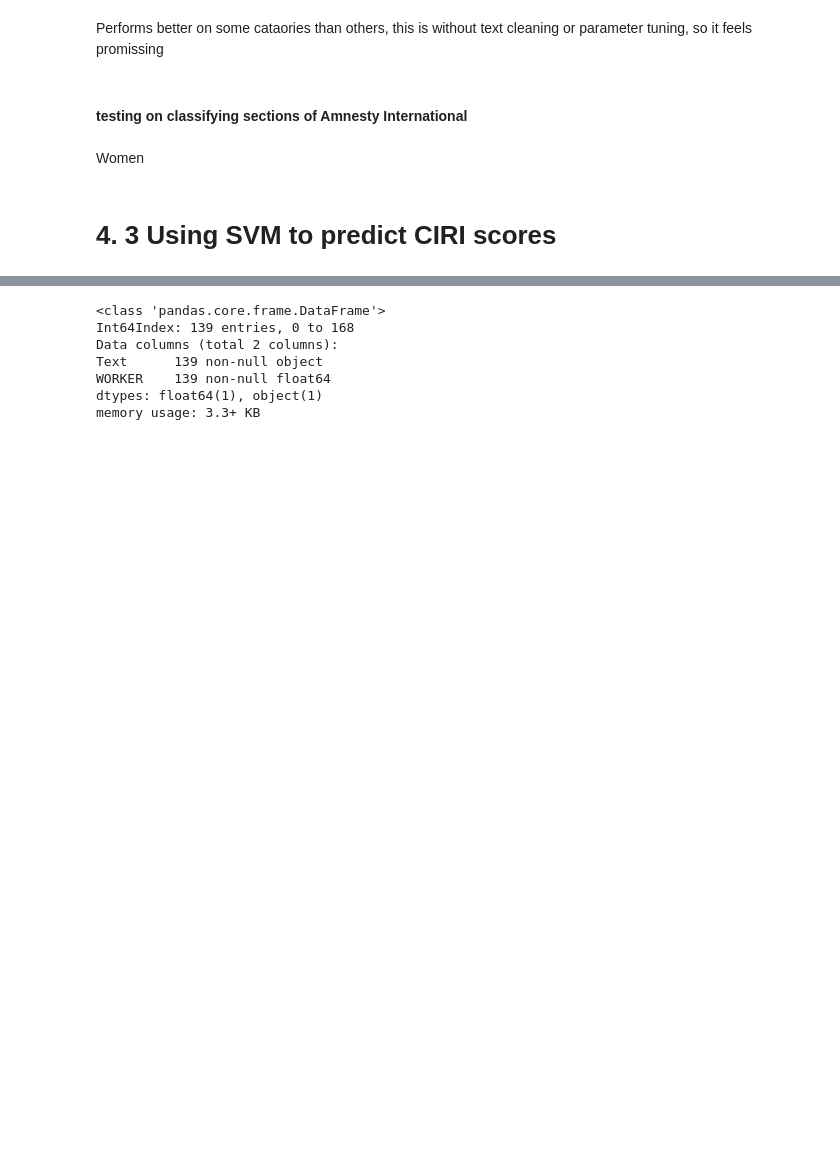
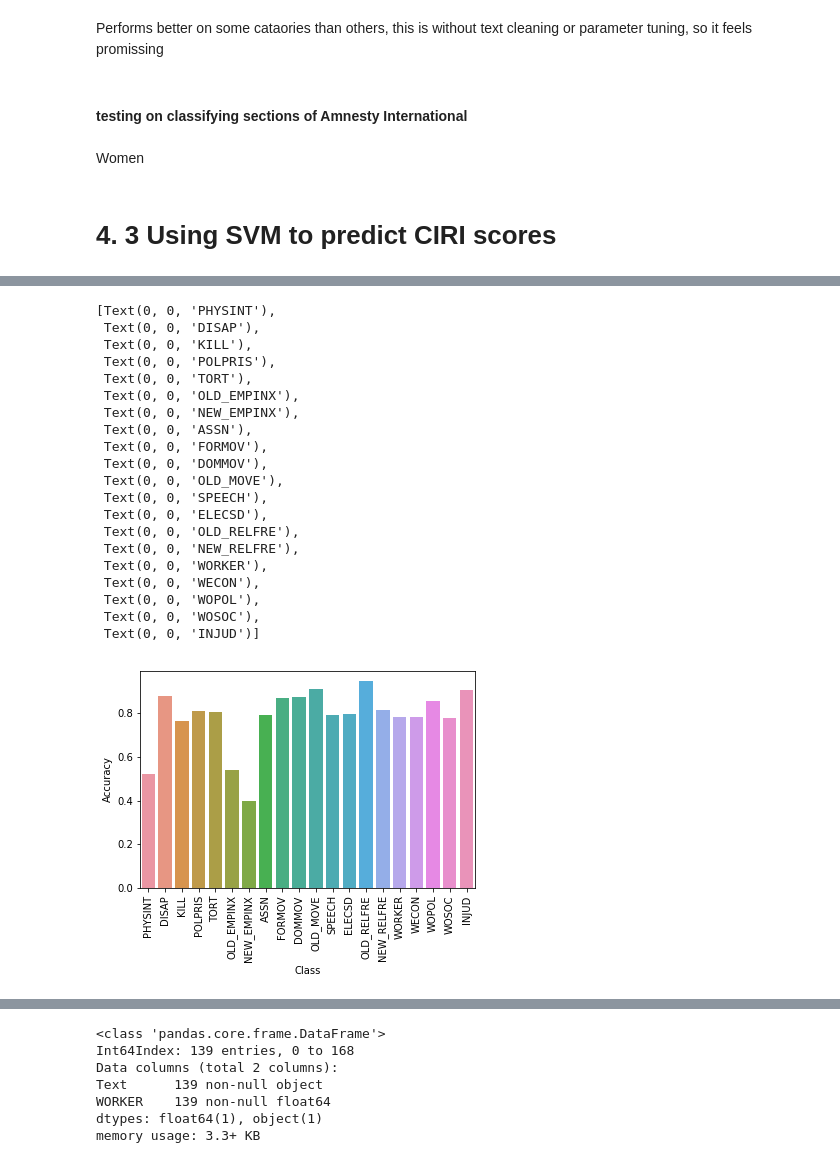
Before and after one commit to slramirez/MS_hackathon, a Jupyter notebook: notebooks/POS approach.ipynb, the cells around one changed output, grey strips where cells are left out. Cells and saved outputs as stored; diff of their text form; code cells hidden in the pictures; blank space fills up the shorter version.

```diff
--- a/notebooks/POS approach.ipynb
+++ b/notebooks/POS approach.ipynb
@@ -453,6 +465,6 @@ Index(['Unnamed: 0', 'Country', 'Text', 'Unnamed: 0.1', 'CTRY', 'YEAR', 'CIRI',
 # %%
-sgd = Pipeline([('vect', CountVectorizer(stop_words='english',ngram_range=(1,3))),
+sgd = Pipeline([('vect', CountVectorizer(strip_accents= 'unicode', stop_words='english',ngram_range=(1,3))),
                 ('tfidf', TfidfTransformer()),
-                ('clf', SGDClassifier(loss='hinge', penalty='l2',alpha=1e-3, random_state=42, max_iter=30, tol=None)),
+                ('clf', SGDClassifier(class_weight = 'balanced', loss='hinge', penalty='l2', random_state=42, max_iter=30, tol=None)), #alpha=1e-3,
                ])
 # %%
@@ -474,0 +529,54 @@ y_pred = sgd.predict(X_test)
+# %%
+from sklearn.metrics import recall_score
+from sklearn.metrics import precision_score
+from sklearn.metrics import accuracy_score
+
+def performance_report(df, CIRI_label):
+    df= df[df['Class']==CIRI_label]
+    print('accuracy %s' % accuracy_score(df['y_pred'], df['y_test']))
+    print(classification_report(df['y_test'],df['y_pred']))
+    print(confusion_matrix(df['y_test'],df['y_pred']))
+
+def generate_performance_db(df):
+    labels = df['Class'].unique()
+    df_performance =pd.DataFrame(columns = ['Class','Accuracy','Precision','Recall'])
+
+    for i in range(len(labels)):
+        label = labels[i]
+        df_of_int= df[df['Class']==label]
+
+        df_performance.loc[i,'Class']     =  str(label)
+        df_performance.loc[i,'Accuracy']  =  accuracy_score(df_of_int['y_pred'], df_of_int['y_test'])
+        df_performance.loc[i,'Precision'] =  precision_score(df_of_int['y_pred'], df_of_int['y_test'],average='micro')
+        df_performance.loc[i,'Recall']    =  recall_score(df_of_int['y_test'],df_of_int['y_pred'],average='micro')
+
+    return df_performance
+# %%
+from seaborn import barplot
+
+performance = generate_performance_db(df_model_perform)
+
+results = barplot(x=performance['Class'],y=performance['Accuracy'])
+results.set_xticklabels(results.get_xticklabels(), rotation=90)
+# %% [output]
+[Text(0, 0, 'PHYSINT'),
+ Text(0, 0, 'DISAP'),
+ Text(0, 0, 'KILL'),
+ Text(0, 0, 'POLPRIS'),
+ Text(0, 0, 'TORT'),
+ Text(0, 0, 'OLD_EMPINX'),
+ Text(0, 0, 'NEW_EMPINX'),
+ Text(0, 0, 'ASSN'),
+ Text(0, 0, 'FORMOV'),
+ Text(0, 0, 'DOMMOV'),
+ Text(0, 0, 'OLD_MOVE'),
+ Text(0, 0, 'SPEECH'),
+ Text(0, 0, 'ELECSD'),
+ Text(0, 0, 'OLD_RELFRE'),
+ Text(0, 0, 'NEW_RELFRE'),
+ Text(0, 0, 'WORKER'),
+ Text(0, 0, 'WECON'),
+ Text(0, 0, 'WOPOL'),
+ Text(0, 0, 'WOSOC'),
+ Text(0, 0, 'INJUD')]
+[figure, added]
```
Also changed, not shown: parts of 28 cells of this notebook, 1 other file.
